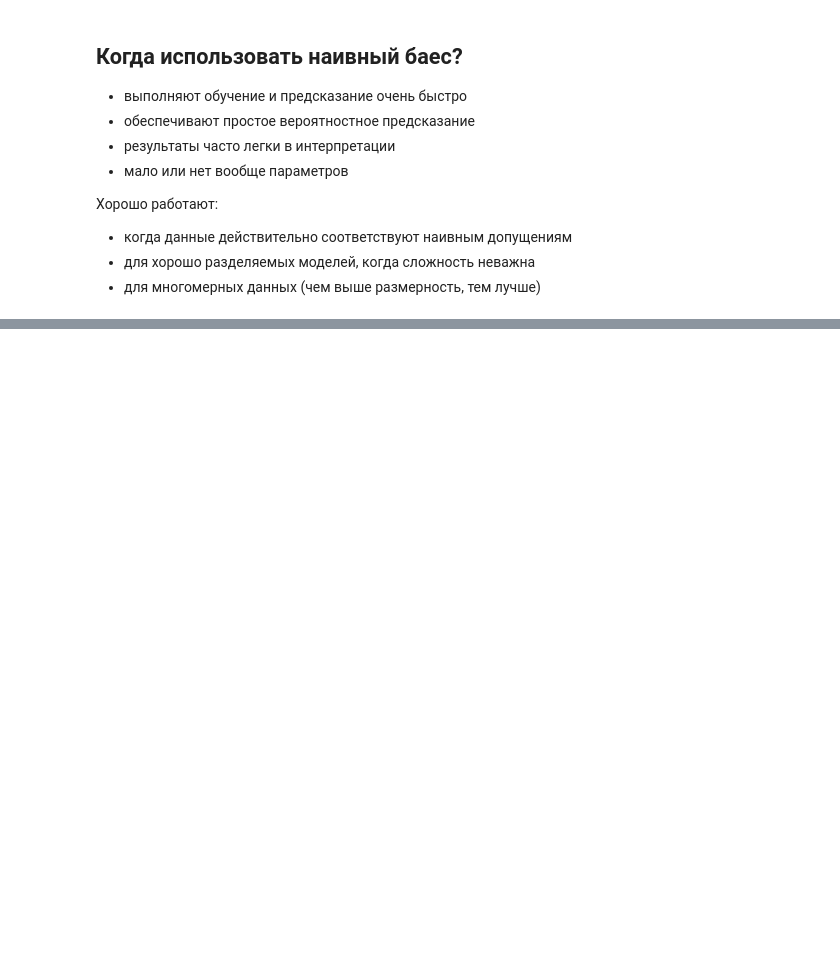
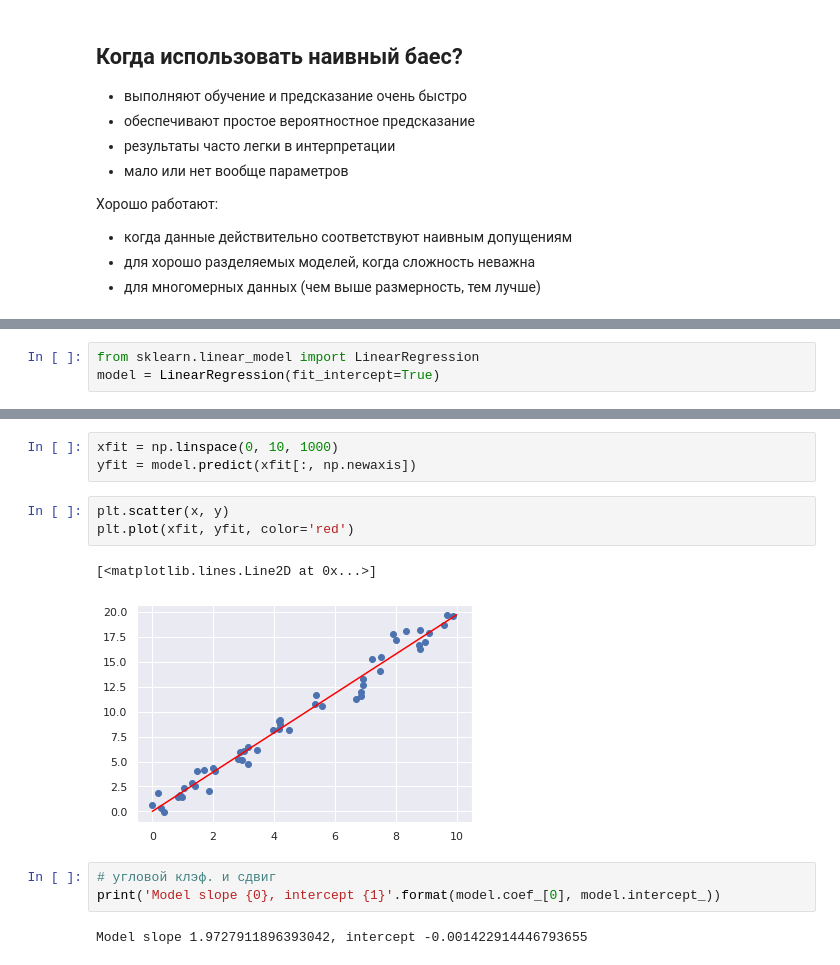
Before and after one commit to KonstantinKlepikov/all-python-ml-learning, a Jupyter notebook: ml-models-basic-learning.ipynb, the cells around one changed output, grey strips where cells are left out. Saved outputs shown, nothing was run; the diff lists cells and outputs as text; blank space fills up the shorter version.

```diff
--- a/ml-models-basic-learning.ipynb
+++ b/ml-models-basic-learning.ipynb
@@ -172,0 +187,3 @@ predict_category('religious people wait for ctistmas')
+# %%
+from sklearn.linear_model import LinearRegression
+model = LinearRegression(fit_intercept=True)
@@ -172,0 +194,14 @@ predict_category('religious people wait for ctistmas')
+# %%
+xfit = np.linspace(0, 10, 1000)
+yfit = model.predict(xfit[:, np.newaxis])
+# %%
+plt.scatter(x, y)
+plt.plot(xfit, yfit, color='red')
+# %% [output]
+[<matplotlib.lines.Line2D at 0x...>]
+[figure, added]
+# %%
+# угловой клэф. и сдвиг
+print('Model slope {0}, intercept {1}'.format(model.coef_[0], model.intercept_))
+# %% [output]
+Model slope 1.9727911896393042, intercept -0.001422914446793655
```
Also changed, not shown: parts of 20 cells of this notebook.
